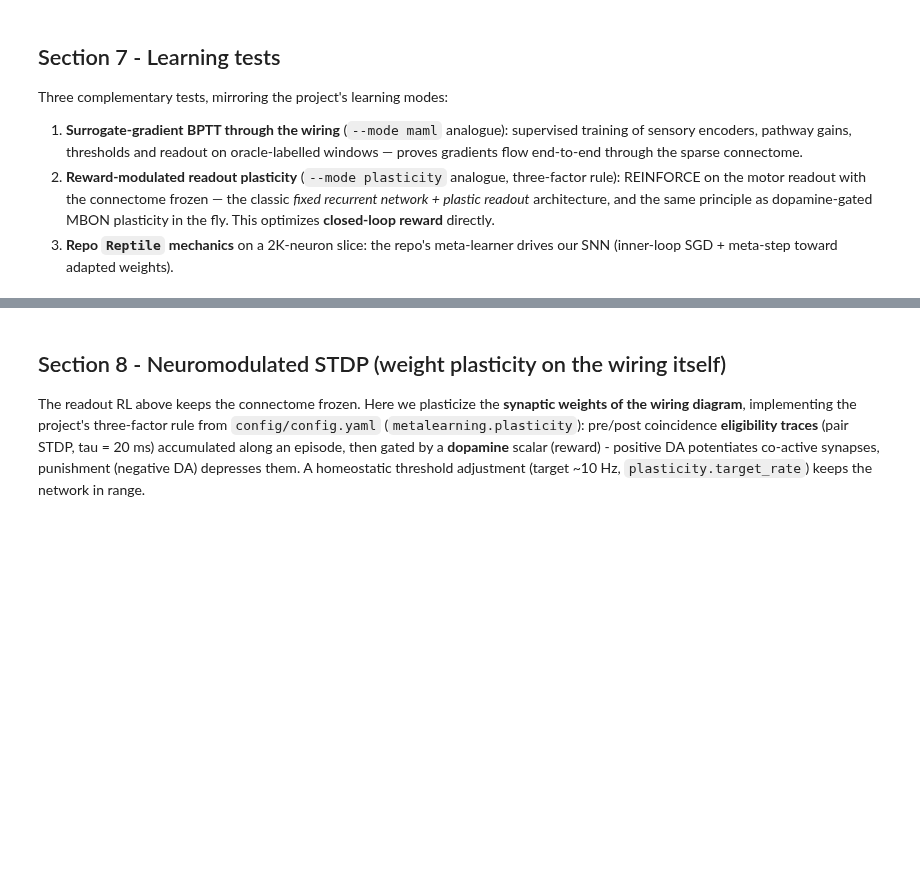
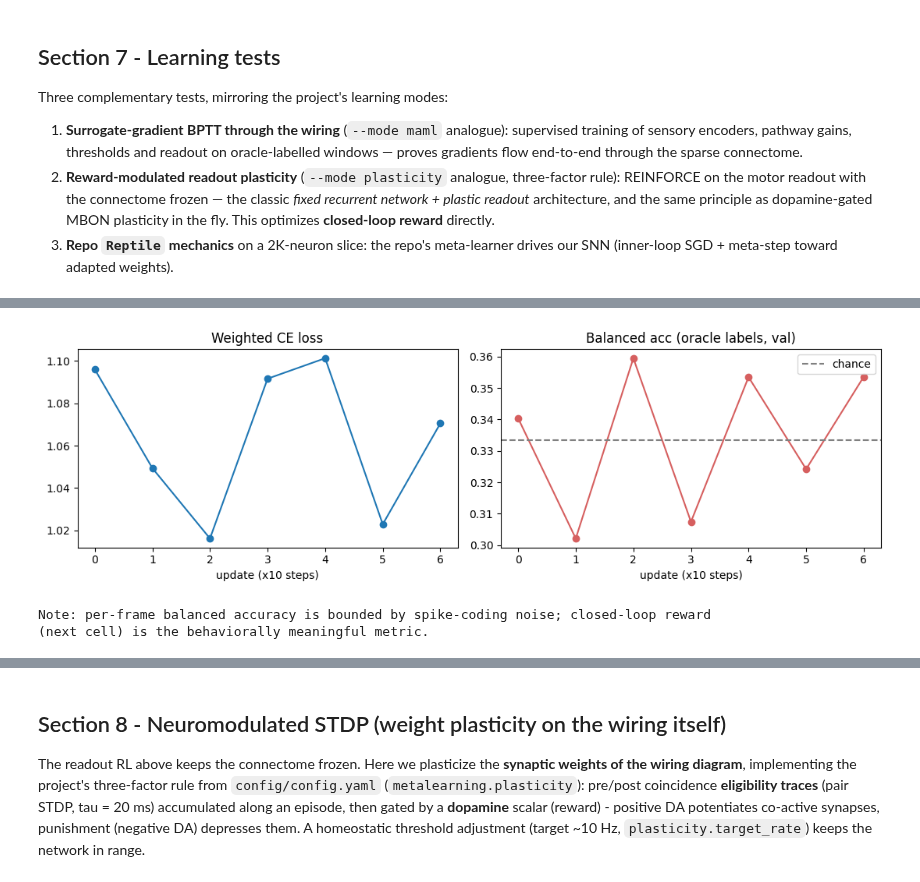
Before and after one commit to Matheussoranco/Meta-Brain, a Jupyter notebook: notebooks/colab_sizable_brain_test.ipynb, the cells around one changed output, grey strips where cells are left out. Saved outputs shown, nothing was run; the diff lists cells and outputs as text; code cells hidden in the pictures; blank space fills up the shorter version.

```diff
--- a/notebooks/colab_sizable_brain_test.ipynb
+++ b/notebooks/colab_sizable_brain_test.ipynb
@@ -865,6 +594,11 @@ Synaptic weights use log-compressed synapse counts normalized to unit L2 per pos
 inhibition balance that puts the network in a biological asynchronous regime (~5-20 Hz).
 # %%
 # Section 5.1 - SparseConnectomeSNN definition
+import math
+import torch
+import torch.nn as nn
+import torch.nn.functional as F
+
 class SparseConnectomeSNN(nn.Module):
     def __init__(self, n, p, q, we, e_sign, sens_idx, motor_idx, bucket, mod_idx,
                  n_obs, n_actions=7, dt=1.0, tau_mem=20.0, tau_syn=5.0, tau_ref=2.0,
@@ -888,7 +622,7 @@ class SparseConnectomeSNN(nn.Module):
         self.register_buffer("edge_sign", torch.tensor(e_sign, dtype=torch.float32))
 
         # Learnable per-edge weights (STDP-plastic) - initialized to 1.0
-        self.edge_weight = nn.Parameter(torch.ones_like(edge_base))
+        self.edge_scale = nn.Parameter(torch.ones_like(edge_base))
 
         self.register_buffer("sens_idx", torch.tensor(np.asarray(sens_idx), dtype=torch.long))
         self.register_buffer("motor_idx", torch.tensor(np.asarray(motor_idx), dtype=torch.long))
@@ -908,9 +642,8 @@ class SparseConnectomeSNN(nn.Module):
         self.W_out = nn.Parameter(torch.randn(n_actions, len(motor_idx)) * 0.1)
 
     def refresh_A(self):
-        # Effective weight = edge_base * edge_weight * edge_sign
-        # Inhibitory edges get additional inh_scale
-        vals = self.edge_base * self.edge_weight * self.edge_sign
+        # Effective weight = edge_base * edge_scale * edge_sign
+        vals = self.edge_base * self.edge_scale * self.edge_sign
         vals = torch.where(self.edge_sign < 0, vals * self.inh_scale, vals)
         A = torch.sparse_coo_tensor(self.edge_idx, vals, (self.n, self.n)).coalesce()
         self.register_buffer("A", A)
@@ -1033,10 +766,14 @@ model = SparseConnectomeSNN(
     brain["n"], brain["p"], brain["q"], brain["we"], brain["e_sign"],
     brain["sens_idx"], brain["motor_idx"], brain["bucket"], brain["mod_idx"],
     n_obs=N_OBS, n_actions=N_ACTIONS,
-    dt=1.0, tau_mem=20.0, tau_syn=5.0, tau_ref=2.0,          # from config/config.yaml simulator.*
-    v_th0=1.0, v_reset=0.0, surrogate_scale=10.0, noise=0.02,
+    dt=DT, tau_mem=TAU_MEM, tau_syn=TAU_SYN, tau_ref=TAU_REF,
+    v_th0=V_TH0, v_reset=V_RESET, surrogate_scale=SURROGATE_SCALE, noise=NOISE,
 ).to(DEVICE)
 build_s = time.time() - t0
+
+def sync():
+    if DEVICE.type == "cuda":
+        torch.cuda.synchronize()
 
 n_params = sum(p.numel() for p in model.parameters())
 n_buf = sum(b.numel() for b in model.buffers())
@@ -1379,6 +1128,11 @@ cnt = torch.bincount(torch.cat([ys_.reshape(-1), torch.tensor([0, 2, 3], device=
 w_cls = torch.where(cnt > 0, cnt.sum() / (7 * cnt.clamp_min(1)), torch.zeros(7, device=DEVICE))
 print("oracle label distribution:", cnt.cpu().numpy().astype(int).tolist())
 
+# Garantir que o tensor A não carregue histórico de gradiente de edge_scale durante o BPTT
+with torch.no_grad():
+    model.edge_scale.requires_grad_(False)
+    model.refresh_A()
+
 H = T_STEPS // 2                       # score settled second half of each window
 groups = [{"params": [model.W_out], "lr": 1e-2},
           {"params": [model.W_in, model.b_in, model.gain, model.v_th], "lr": 5e-3}]
@@ -1388,8 +1142,9 @@ xva, yva = oracle_batch(n_env=32, T=30, seed=99)
 hist = {"loss": [], "balacc_va": []}
 t0 = time.time()
 for step in range(TRAIN_STEPS):
-    if step % 12 == 0:
-        xtr, ytr = oracle_batch(n_env=min(BATCH, 32), T=T_STEPS, seed=1000 + step)
+    # Geramos um novo lote a cada passo para evitar reutilização de dados
+    xtr, ytr = oracle_batch(n_env=min(BATCH, 32), T=T_STEPS, seed=1000 + step)
+
     opt.zero_grad()
     out, _ = model(xtr)
     loss = F.cross_entropy(out[H:].reshape(-1, N_ACTIONS), ytr[H:].reshape(-1), weight=w_cls)
@@ -1411,8 +1166,10 @@ ax[1].plot(hist["balacc_va"], "o-", color="#d65f5f"); ax[1].set_title("Balanced
 ax[1].set_xlabel("update (x10 steps)"); ax[1].axhline(1/3, ls="--", c="0.5", label="chance")
 ax[1].legend(); plt.tight_layout(); plt.show()
 
+# Correção do atributo .get() para listas - substituído por hist["loss"][0]
 record("surrogate_gradient_training", "PASS" if hist["loss"][-1] < 0.9 * hist["loss"][0] else "WARN",
        steps=TRAIN_STEPS, loss_start=round(hist["loss"][0], 4), loss_end=round(hist["loss"][-1], 4),
        balacc_end=round(hist["balacc_va"][-1], 3), seconds=round(train_s, 1))
 print("Note: per-frame balanced accuracy is bounded by spike-coding noise; closed-loop reward")
 print("(next cell) is the behaviorally meaningful metric.")
+# %% [output]
@@ -1419,3 +1184,6 @@ print("(next cell) is the behaviorally meaningful metric.")
+[figure, added]
+Note: per-frame balanced accuracy is bounded by spike-coding noise; closed-loop reward
+(next cell) is the behaviorally meaningful metric.
 # %%
 # Section 7.2 - Reward-modulated readout plasticity (three-factor REINFORCE, frozen connectome)
 def reinforce_readout(mdl, n_iter=60, n_env=16, max_steps=250, gamma=0.99, lr=1e-2,
```
Also changed, not shown: parts of 23 cells of this notebook.
